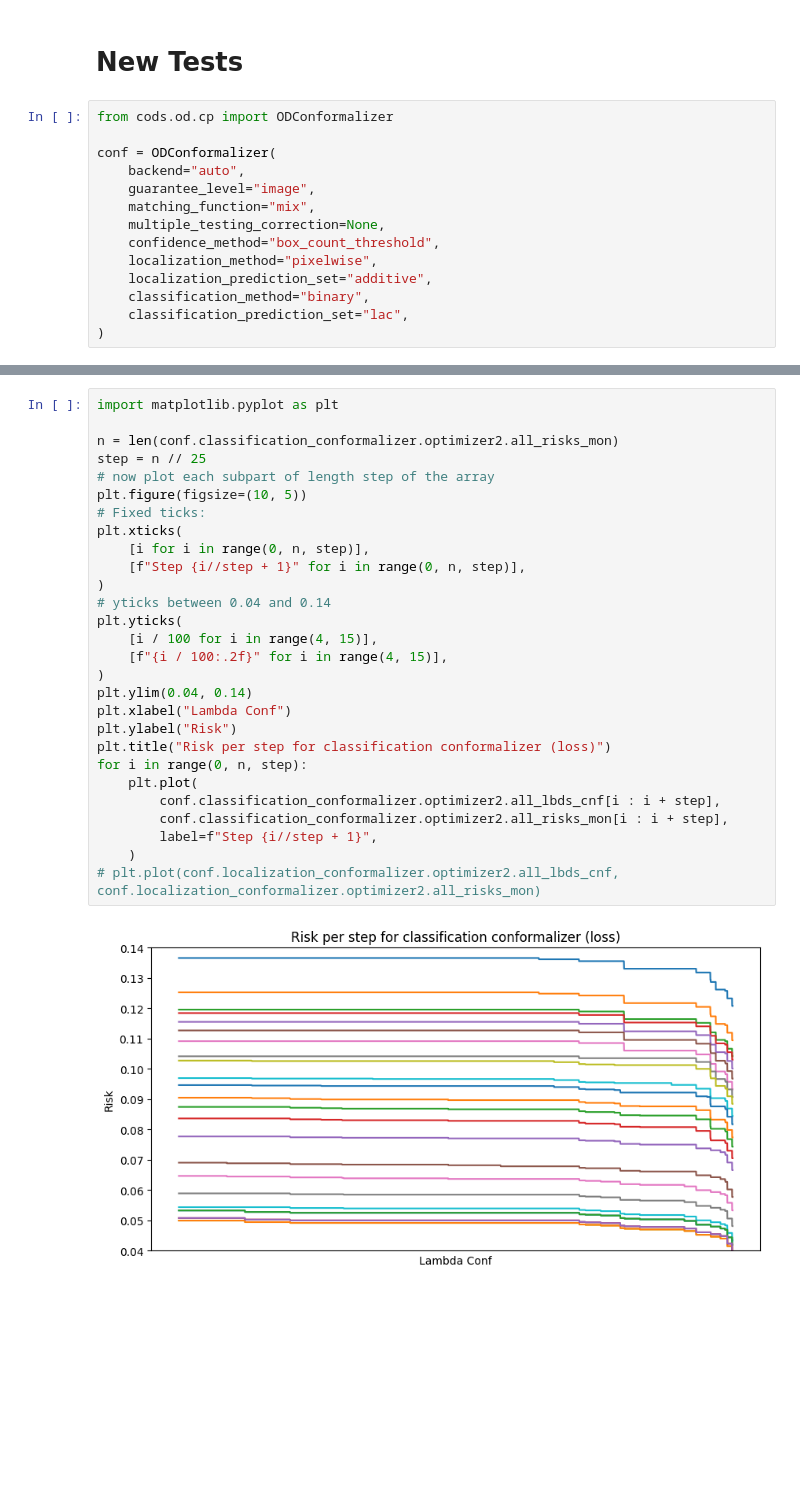
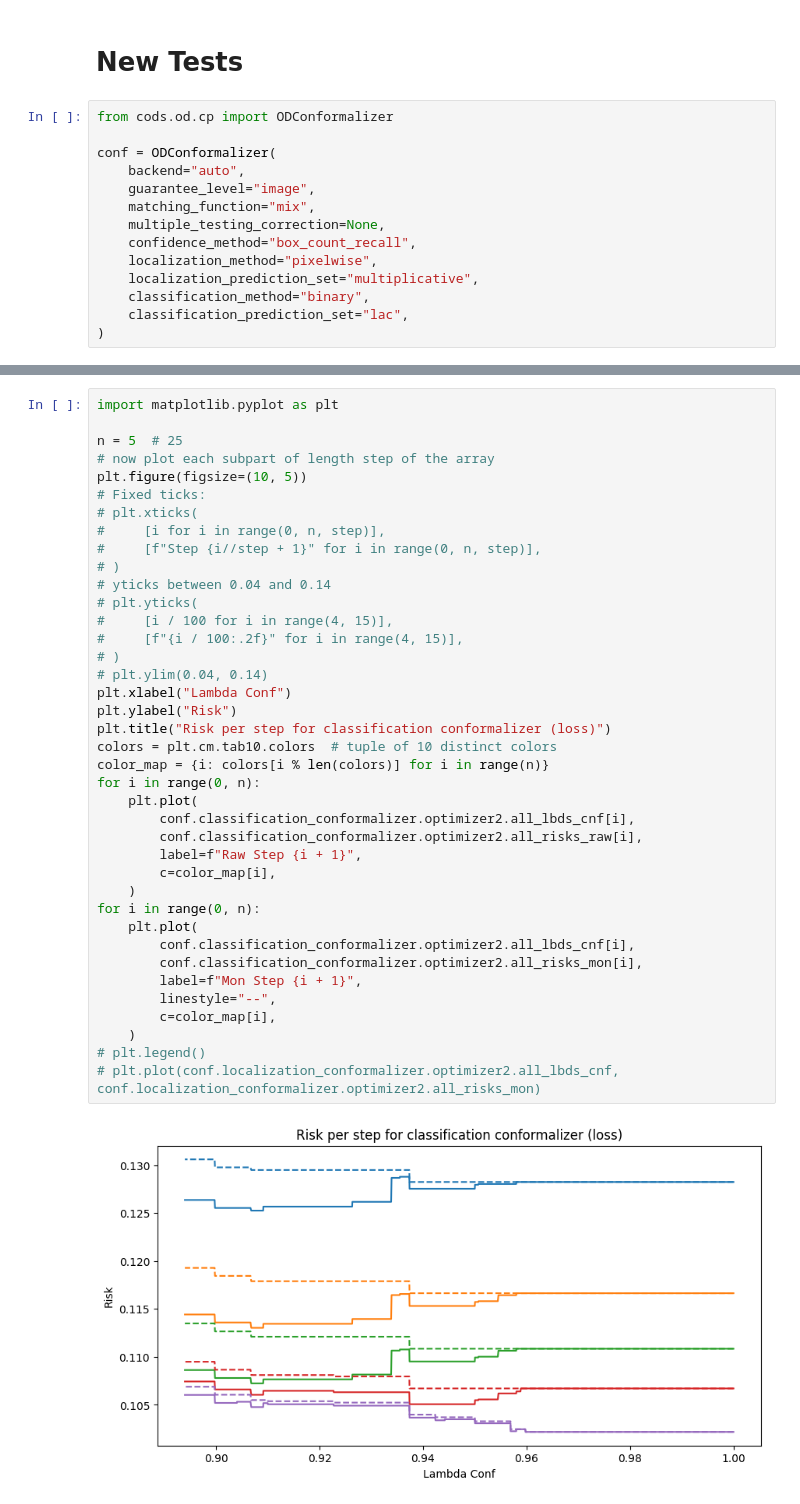
Before and after one commit to leoandeol/cods, a Jupyter notebook: notebooks/(OD) 1 - Introduction to Conformal Object Detection.ipynb, the cells around one changed output, grey strips where cells are left out. Drawn from its saved outputs; the diff is of its cells as text; blank space fills up the shorter version.

```diff
--- a/notebooks/(OD) 1 - Introduction to Conformal Object Detection.ipynb
+++ b/notebooks/(OD) 1 - Introduction to Conformal Object Detection.ipynb
@@ -111,9 +113,9 @@ conf = ODConformalizer(
     guarantee_level="image",
     matching_function="mix",
     multiple_testing_correction=None,
-    confidence_method="box_count_threshold",
+    confidence_method="box_count_recall",
     localization_method="pixelwise",
-    localization_prediction_set="additive",
+    localization_prediction_set="multiplicative",
     classification_method="binary",
     classification_prediction_set="lac",
 )
@@ -227,33 +322,44 @@ confidence_threshold: 0.010674843564629555
 # %%
 import matplotlib.pyplot as plt
 
-n = len(conf.classification_conformalizer.optimizer2.all_risks_mon)
-step = n // 25
+n = 5  # 25
 # now plot each subpart of length step of the array
 plt.figure(figsize=(10, 5))
 # Fixed ticks:
-plt.xticks(
-    [i for i in range(0, n, step)],
-    [f"Step {i//step + 1}" for i in range(0, n, step)],
-)
+# plt.xticks(
+#     [i for i in range(0, n, step)],
+#     [f"Step {i//step + 1}" for i in range(0, n, step)],
+# )
 # yticks between 0.04 and 0.14
-plt.yticks(
-    [i / 100 for i in range(4, 15)],
-    [f"{i / 100:.2f}" for i in range(4, 15)],
-)
-plt.ylim(0.04, 0.14)
+# plt.yticks(
+#     [i / 100 for i in range(4, 15)],
+#     [f"{i / 100:.2f}" for i in range(4, 15)],
+# )
+# plt.ylim(0.04, 0.14)
 plt.xlabel("Lambda Conf")
 plt.ylabel("Risk")
 plt.title("Risk per step for classification conformalizer (loss)")
-for i in range(0, n, step):
+colors = plt.cm.tab10.colors  # tuple of 10 distinct colors
+color_map = {i: colors[i % len(colors)] for i in range(n)}
+for i in range(0, n):
     plt.plot(
-        conf.classification_conformalizer.optimizer2.all_lbds_cnf[i : i + step],
-        conf.classification_conformalizer.optimizer2.all_risks_mon[i : i + step],
-        label=f"Step {i//step + 1}",
+        conf.classification_conformalizer.optimizer2.all_lbds_cnf[i],
+        conf.classification_conformalizer.optimizer2.all_risks_raw[i],
+        label=f"Raw Step {i + 1}",
+        c=color_map[i],
     )
+for i in range(0, n):
+    plt.plot(
+        conf.classification_conformalizer.optimizer2.all_lbds_cnf[i],
+        conf.classification_conformalizer.optimizer2.all_risks_mon[i],
+        label=f"Mon Step {i + 1}",
+        linestyle="--",
+        c=color_map[i],
+    )
+# plt.legend()
 # plt.plot(conf.localization_conformalizer.optimizer2.all_lbds_cnf, conf.localization_conformalizer.optimizer2.all_risks_mon)
 # %% [output]
-[figure, old version]
+[figure, new version]
 # %%
 idx = 12
 plot_preds(idx, preds_val, conformal_preds, idx_to_label=MSCOCODataset.NAMES)
```
Also changed, not shown: parts of 8 cells of this notebook, 1 other file.
